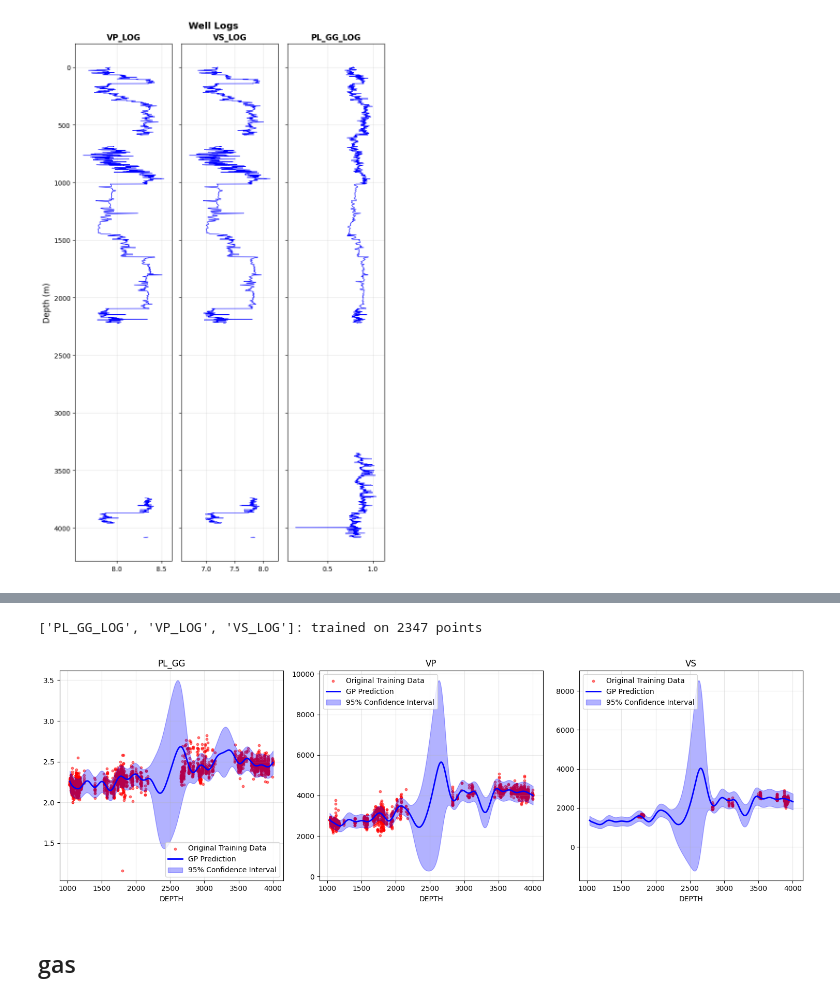
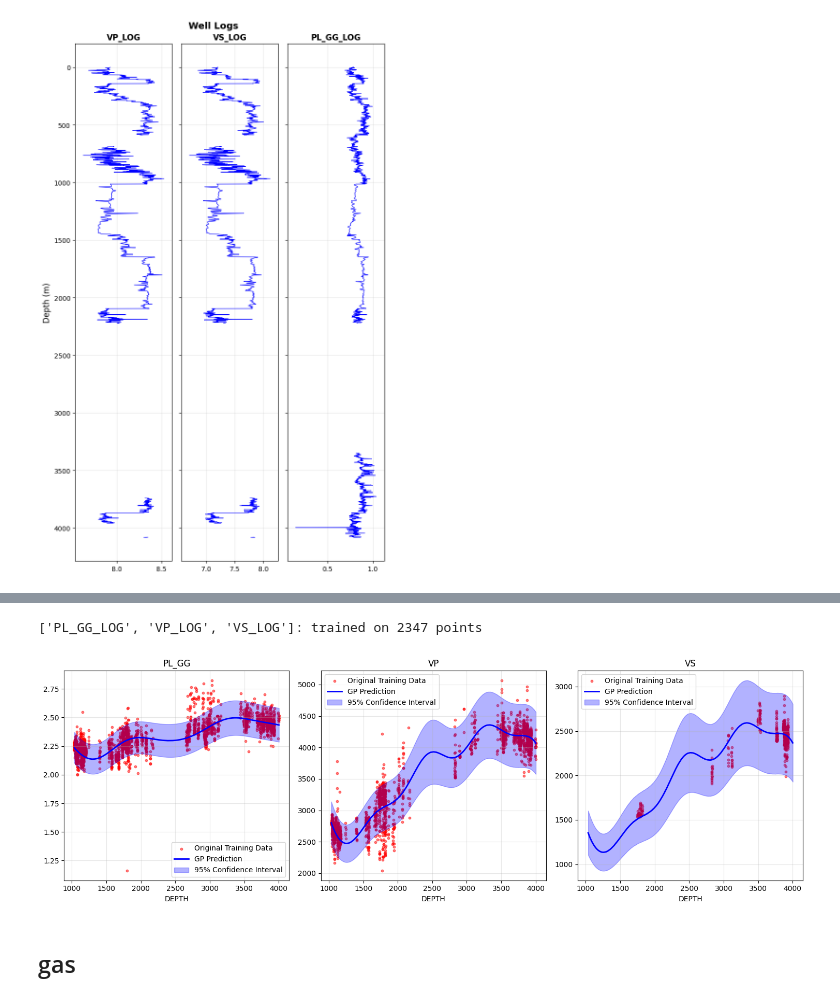
Before and after one commit to spaceswimmer/nnseismic, a Jupyter notebook: src/get-rockphysics-tagilsk.ipynb, the cells around one changed output, grey strips where cells are left out. Cells and saved outputs as stored; diff of their text form; code cells hidden in the pictures.

Commit message:
main IM DONE WITH ROCKPHISYCS MODELING

```diff
--- a/src/get-rockphysics-tagilsk.ipynb
+++ b/src/get-rockphysics-tagilsk.ipynb
@@ -351,7 +352,8 @@ df_with_predicted_vs,
 property_col=['PL_GG_LOG', 'VP_LOG', 'VS_LOG'],
 max_points=None,
 training_iter=50,
-lengthscale=0.1
+lengthscale=0.4
 )
 visualize_multichannel_gp_results_side_by_side(result, ['PL_GG', 'VP', 'VS'], df_with_predicted_vs, log_transform=True)
+save_gp_model(result, f"../data/models/oil_pl_vp_vs.pth")
 # %% [output]
@@ -361,2 +363,2 @@ Iteration 40, Loss: 0.3461
 ['PL_GG_LOG', 'VP_LOG', 'VS_LOG']: trained on 2347 points
-[figure, old version]
+[figure, new version]
```
Also changed, not shown: parts of 15 cells of this notebook, 16 other files.
